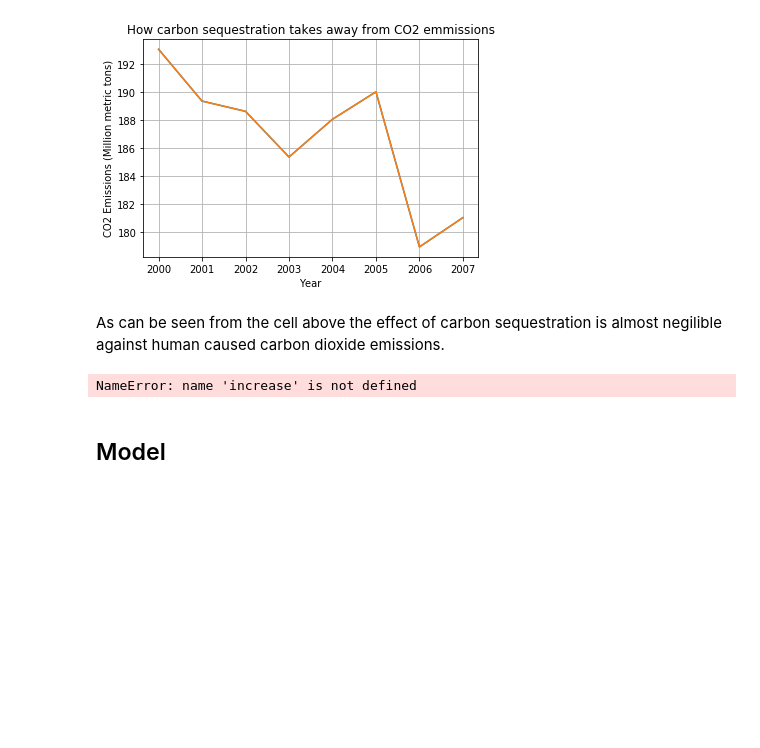
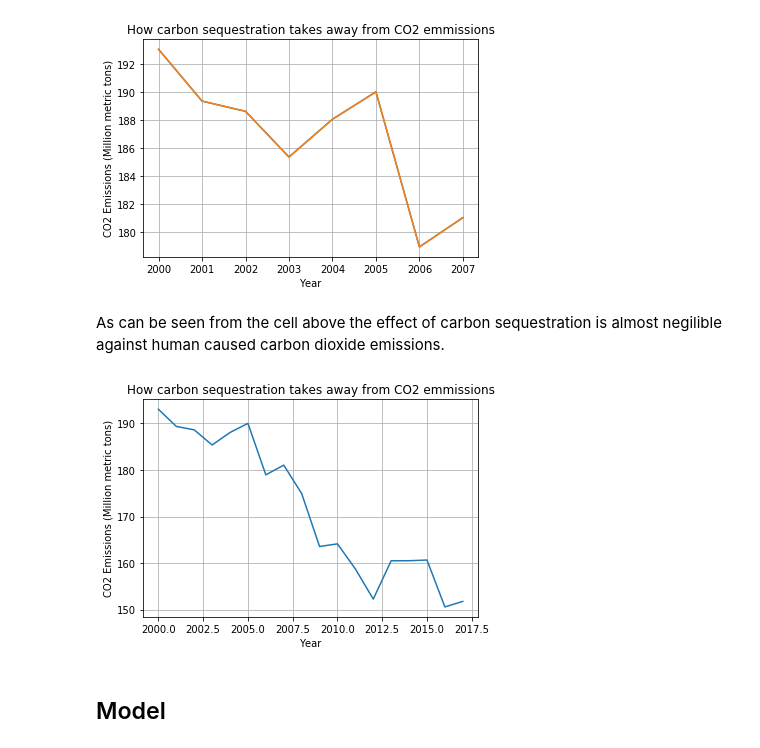
Before and after one commit to mcint199/Environmental-1, a Jupyter notebook: Env1_ForestCanopyResilience_FinalProject.ipynb, the cells around one changed output. Saved outputs shown, nothing was run; the diff lists cells and outputs as text; code cells hidden in the pictures; blank space fills up the shorter version.

Commit message:
I think I found the mistake
In cell 20  there is an error and I was able to find the problem line. I do not know exactly what it was trying to do but I did single it out

```diff
--- a/Env1_ForestCanopyResilience_FinalProject.ipynb
+++ b/Env1_ForestCanopyResilience_FinalProject.ipynb
@@ -435,33 +435,34 @@ As can be seen from the cell above the effect of carbon sequestration is almost
 # %%
 tree_numbers = [1000, 2000, 3000, 4000, 5000, 6000, 7000, 8000, 9000, 10000]
 tree_seq = []
 for tree_num in tree_numbers:
     trees_dbh = tree_num*np.mean(co2_estimate["DBH"])
     trees_basal = np.pi * ((trees_dbh * 0.01)/2)**2
     trees_seq = trees_basal*slope
     tree_seq.append(trees_seq)
 
+increase = 0
 
 for trees in tree_seq:
     sequestration_list_2 = sequestration_list
     for num in range(10):
         increase += trees_seq
         sequestration_list_2.append(float(increase))
-    print(sequestration_list_2)
+    #print(sequestration_list_2)
 
     sequestration = np.array(sequestration_list_2)
     sequestration = sequestration/(1000*1000000)
     sequestration_list_2 = sequestration_list
-    plt.plot(data_from_2000["Year"], data_from_2000["Total CO2 Emissions (Million metric tons)"] - sequestration, label = tree_num)
+ #--> The problem line   #plt.plot(data_2000["Year"], data_2000["Total CO2 Emissions (Million metric tons)"] - sequestration, label = tree_num)
 
-data_from_2000 = emissions[emissions["Year"] >= 2000]
-plt.plot(data_from_2000["Year"], data_from_2000["Total CO2 Emissions (Million metric tons)"])
+data_2000 = emissions[emissions["Year"] >= 2000]
+plt.plot(data_2000["Year"], data_2000["Total CO2 Emissions (Million metric tons)"])
 plt.xlabel("Year")
 plt.ylabel("CO2 Emissions (Million metric tons)")
 plt.title("How carbon sequestration takes away from CO2 emmissions")
 plt.grid()
 # %% [output]
-NameError: name 'increase' is not defined
+[figure, added]
 # %% [markdown]
 ## Model
 # %%
```
Also changed, not shown: parts of 2 cells of this notebook.
